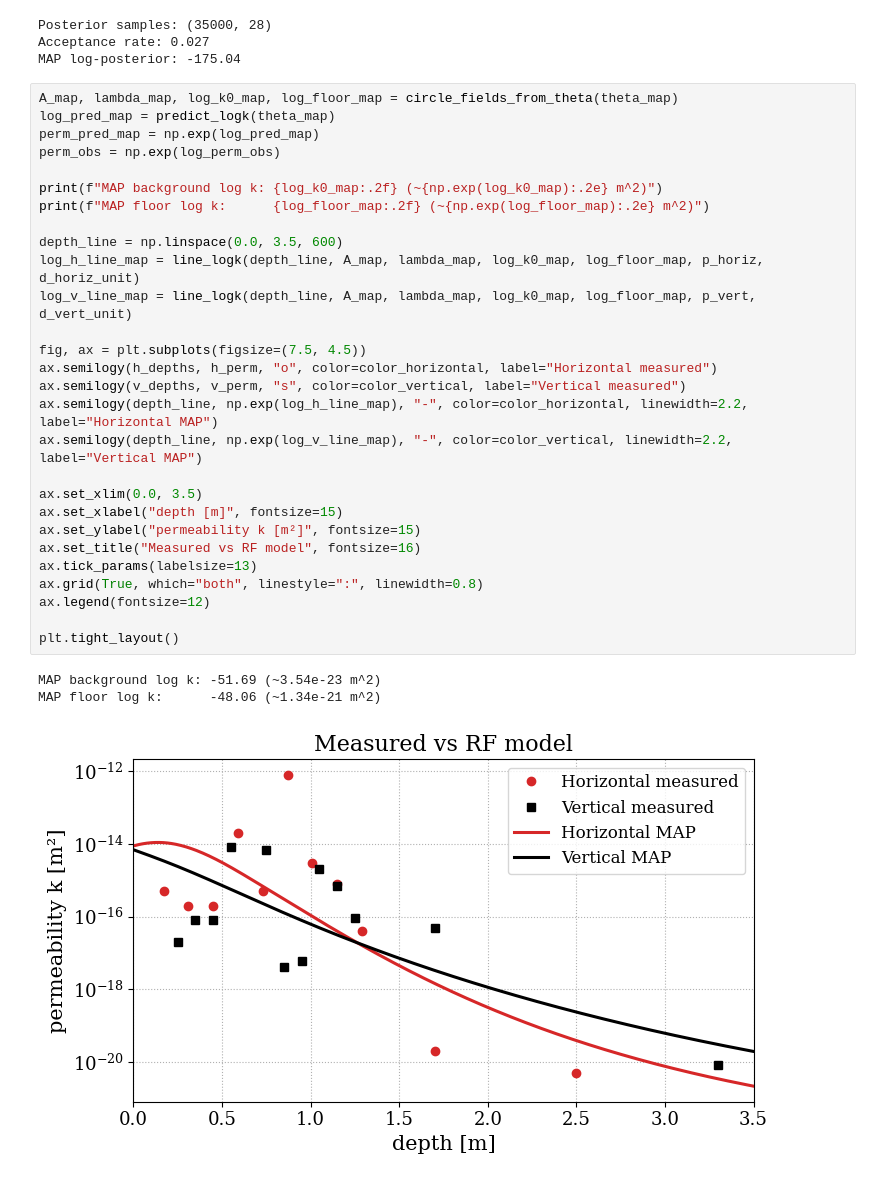
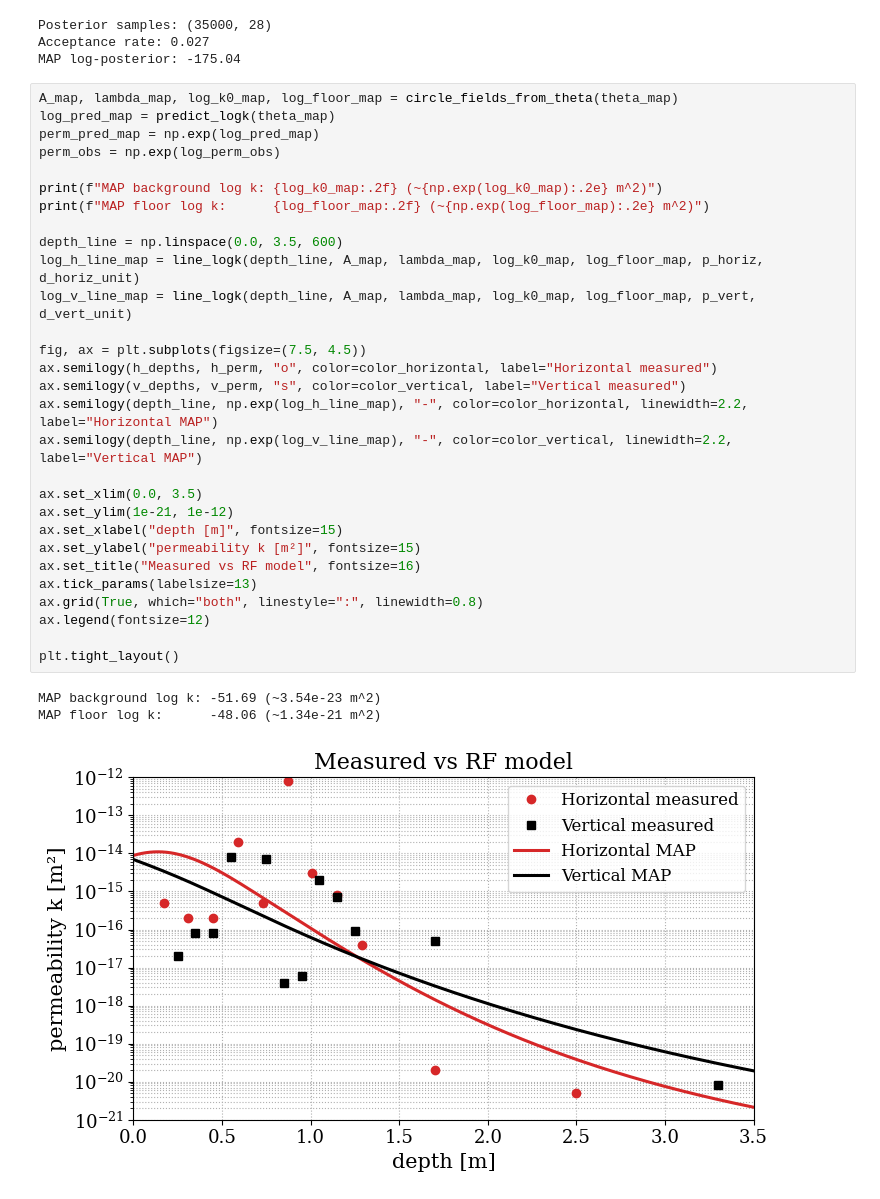
Before and after one commit to Beremi/random_field_circle, a Jupyter notebook: Bayes_circular_RF.ipynb, the cells around one changed output. Cells and saved outputs as stored; diff of their text form.

```diff
--- a/Bayes_circular_RF.ipynb
+++ b/Bayes_circular_RF.ipynb
@@ -480,34 +480,35 @@ MAP log-posterior: -175.04
 A_map, lambda_map, log_k0_map, log_floor_map = circle_fields_from_theta(theta_map)
 log_pred_map = predict_logk(theta_map)
 perm_pred_map = np.exp(log_pred_map)
 perm_obs = np.exp(log_perm_obs)
 
 print(f"MAP background log k: {log_k0_map:.2f} (~{np.exp(log_k0_map):.2e} m^2)")
 print(f"MAP floor log k:      {log_floor_map:.2f} (~{np.exp(log_floor_map):.2e} m^2)")
 
 depth_line = np.linspace(0.0, 3.5, 600)
 log_h_line_map = line_logk(depth_line, A_map, lambda_map, log_k0_map, log_floor_map, p_horiz, d_horiz_unit)
 log_v_line_map = line_logk(depth_line, A_map, lambda_map, log_k0_map, log_floor_map, p_vert, d_vert_unit)
 
 fig, ax = plt.subplots(figsize=(7.5, 4.5))
 ax.semilogy(h_depths, h_perm, "o", color=color_horizontal, label="Horizontal measured")
 ax.semilogy(v_depths, v_perm, "s", color=color_vertical, label="Vertical measured")
 ax.semilogy(depth_line, np.exp(log_h_line_map), "-", color=color_horizontal, linewidth=2.2, label="Horizontal MAP")
 ax.semilogy(depth_line, np.exp(log_v_line_map), "-", color=color_vertical, linewidth=2.2, label="Vertical MAP")
 
 ax.set_xlim(0.0, 3.5)
+ax.set_ylim(1e-21, 1e-12)
 ax.set_xlabel("depth [m]", fontsize=15)
 ax.set_ylabel("permeability k [m²]", fontsize=15)
 ax.set_title("Measured vs RF model", fontsize=16)
 ax.tick_params(labelsize=13)
 ax.grid(True, which="both", linestyle=":", linewidth=0.8)
 ax.legend(fontsize=12)
 
 plt.tight_layout()
 # %% [output]
 MAP background log k: -51.69 (~3.54e-23 m^2)
 MAP floor log k:      -48.06 (~1.34e-21 m^2)
-[figure, old version]
+[figure, new version]
 # %%
 def log10_formatter(val, pos):
     exp10 = val / np.log(10.0)
```
Also changed, not shown: parts of 2 cells of this notebook, 4 other files.
